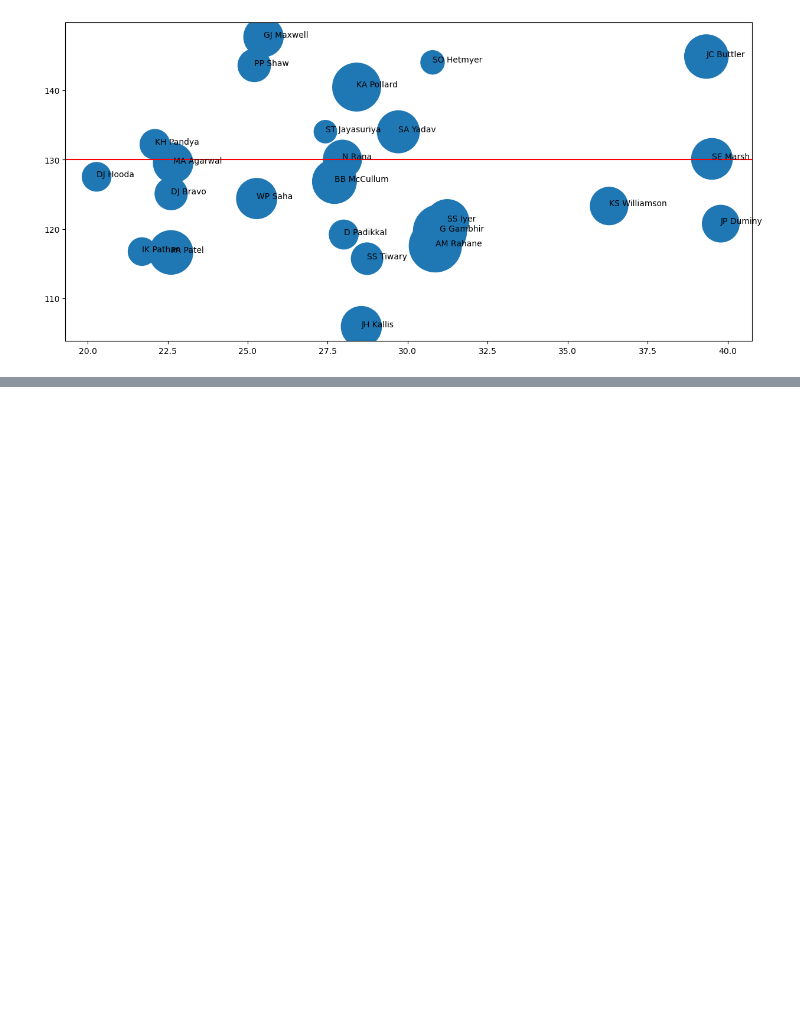
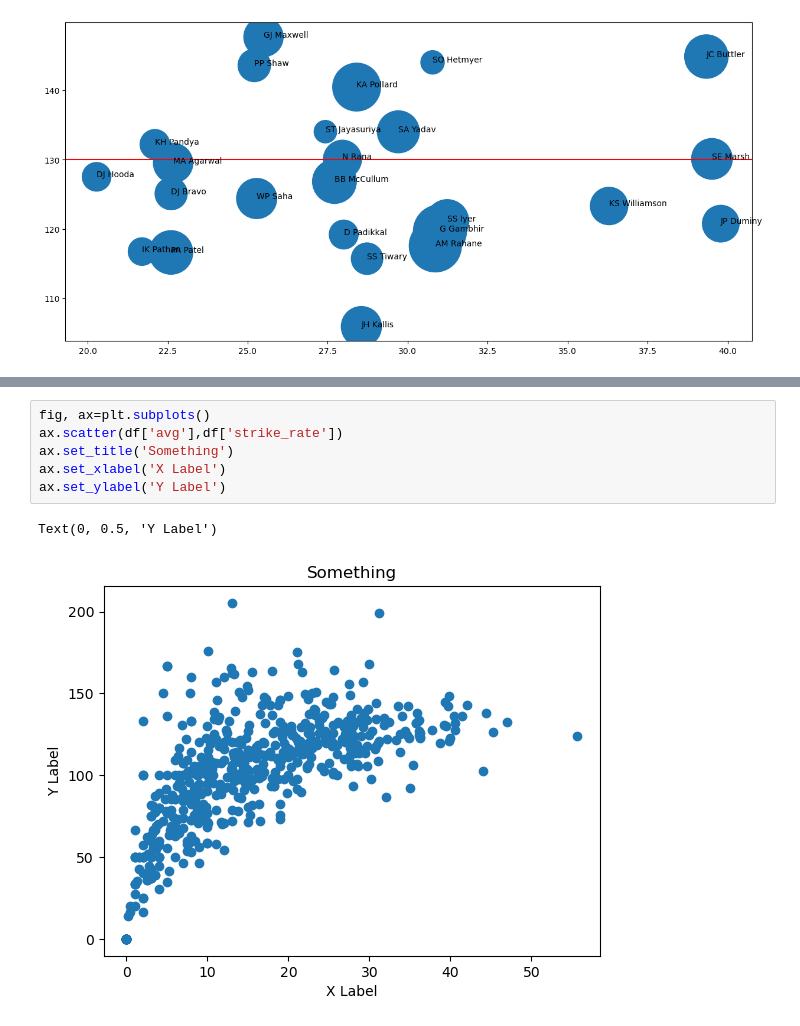
Before and after one commit to SejalKumari011/Python-Libraries, a Jupyter notebook: AdvancedMatplotlib.ipynb, the cells around one changed output, grey strips where cells are left out. Saved outputs shown, nothing was run; the diff lists cells and outputs as text; blank space fills up the shorter version.

Commit message:
Added subplots in Advanced Matlotlib

```diff
--- a/AdvancedMatplotlib.ipynb
+++ b/AdvancedMatplotlib.ipynb
@@ -120,0 +139,9 @@ for i in range(sample_df.shape[0]):
+# %%
+fig, ax=plt.subplots()
+ax.scatter(df['avg'],df['strike_rate'])
+ax.set_title('Something')
+ax.set_xlabel('X Label')
+ax.set_ylabel('Y Label')
+# %% [output]
+Text(0, 0.5, 'Y Label')
+[figure, added]
```
Also changed, not shown: parts of 10 cells of this notebook.
